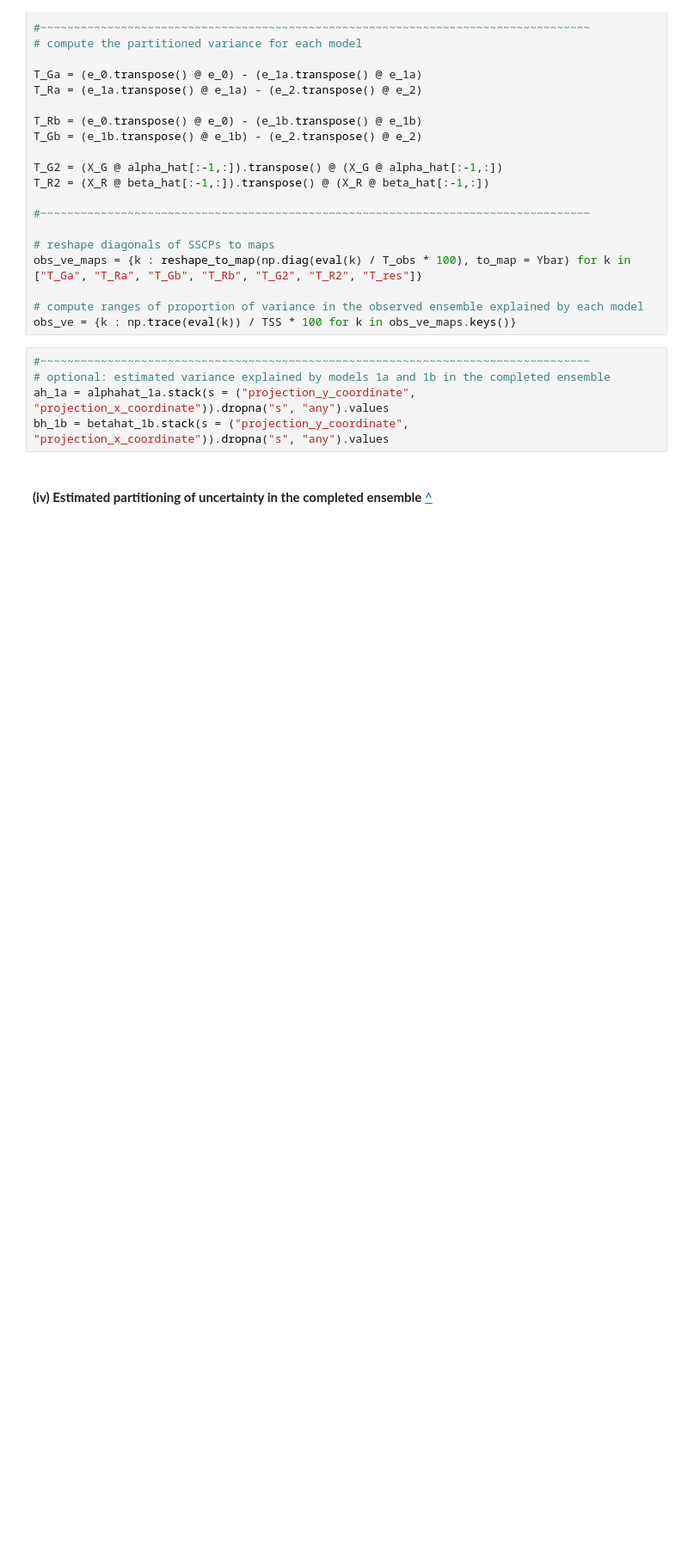
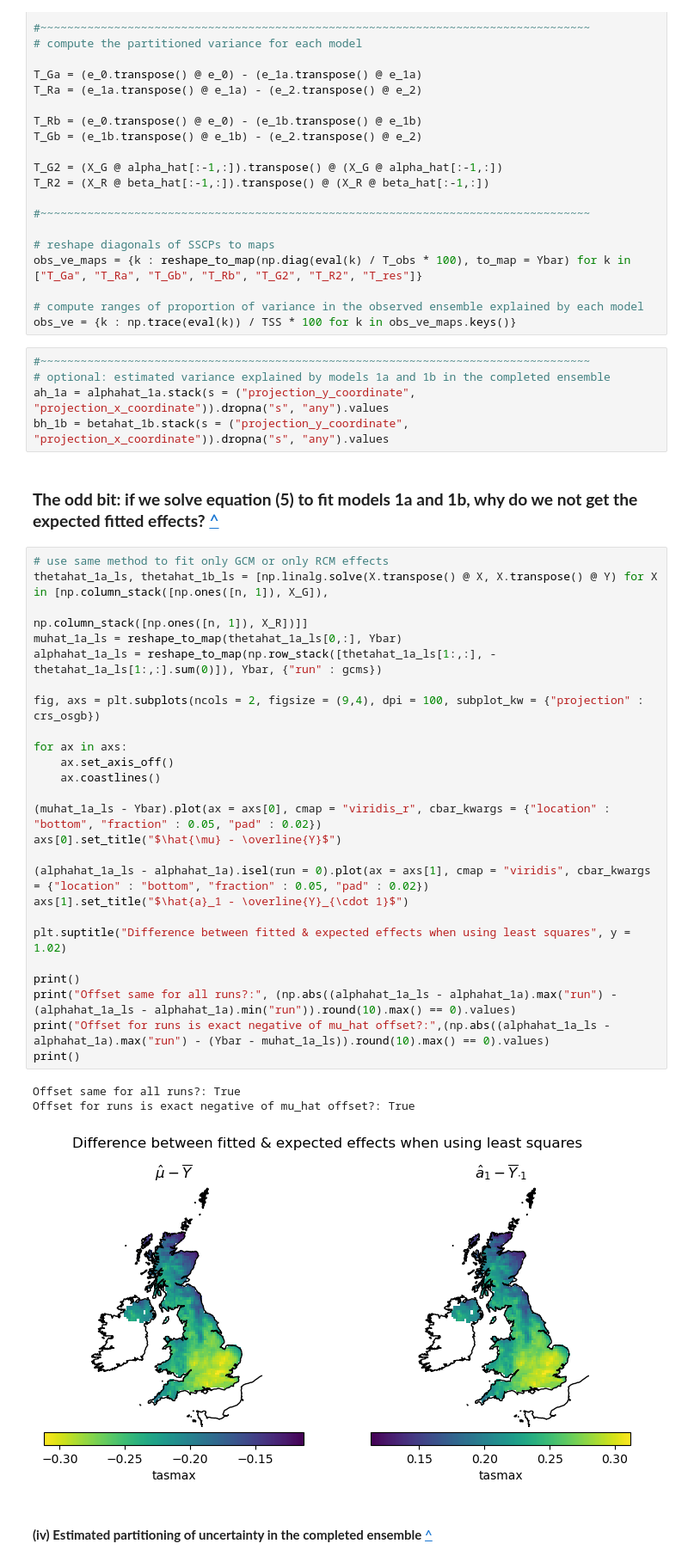
Before and after one commit to clairbarnes/EPP-MANOVA, a Jupyter notebook: EPP-example-code.ipynb, the cells around one changed output. Shown at 86% size. Saved outputs shown, nothing was run; the diff lists cells and outputs as text; blank space fills up the shorter version.

Commit message:
Added plots of odd fitting error to binder

```diff
--- a/EPP-example-code.ipynb
+++ b/EPP-example-code.ipynb
@@ -241,6 +241,38 @@ obs_ve = {k : np.trace(eval(k)) / TSS * 100 for k in obs_ve_maps.keys()}
 # optional: estimated variance explained by models 1a and 1b in the completed ensemble
 ah_1a = alphahat_1a.stack(s = ("projection_y_coordinate", "projection_x_coordinate")).dropna("s", "any").values
 bh_1b = betahat_1b.stack(s = ("projection_y_coordinate", "projection_x_coordinate")).dropna("s", "any").values
+# %% [markdown]
+<a id="odd-bit"> </a>
+### **The odd bit: if we solve equation (5) to fit models 1a and 1b, why do we not get the expected fitted effects?** [^](#top)
+# %%
+# use same method to fit only GCM or only RCM effects
+thetahat_1a_ls, thetahat_1b_ls = [np.linalg.solve(X.transpose() @ X, X.transpose() @ Y) for X in [np.column_stack([np.ones([n, 1]), X_G]),
+                                                                                                  np.column_stack([np.ones([n, 1]), X_R])]]
+muhat_1a_ls = reshape_to_map(thetahat_1a_ls[0,:], Ybar)
+alphahat_1a_ls = reshape_to_map(np.row_stack([thetahat_1a_ls[1:,:], -thetahat_1a_ls[1:,:].sum(0)]), Ybar, {"run" : gcms})
+
+fig, axs = plt.subplots(ncols = 2, figsize = (9,4), dpi = 100, subplot_kw = {"projection" : crs_osgb})
+
+for ax in axs:
+    ax.set_axis_off()
+    ax.coastlines()
+
+(muhat_1a_ls - Ybar).plot(ax = axs[0], cmap = "viridis_r", cbar_kwargs = {"location" : "bottom", "fraction" : 0.05, "pad" : 0.02})
+axs[0].set_title("$\hat{\mu} - \overline{Y}$")
+
+(alphahat_1a_ls - alphahat_1a).isel(run = 0).plot(ax = axs[1], cmap = "viridis", cbar_kwargs = {"location" : "bottom", "fraction" : 0.05, "pad" : 0.02})
+axs[1].set_title("$\hat{a}_1 - \overline{Y}_{\cdot 1}$")
+
+plt.suptitle("Difference between fitted & expected effects when using least squares", y = 1.02)
+
+print()
+print("Offset same for all runs?:", (np.abs((alphahat_1a_ls - alphahat_1a).max("run") - (alphahat_1a_ls - alphahat_1a).min("run")).round(10).max() == 0).values)
+print("Offset for runs is exact negative of mu_hat offset?:",(np.abs((alphahat_1a_ls - alphahat_1a).max("run") - (Ybar - muhat_1a_ls)).round(10).max() == 0).values)
+print()
+# %% [output]
+Offset same for all runs?: True
+Offset for runs is exact negative of mu_hat offset?: True
+[figure, added]
 # %% [markdown]
 <a id="estimated-anova"></a>
 
```
